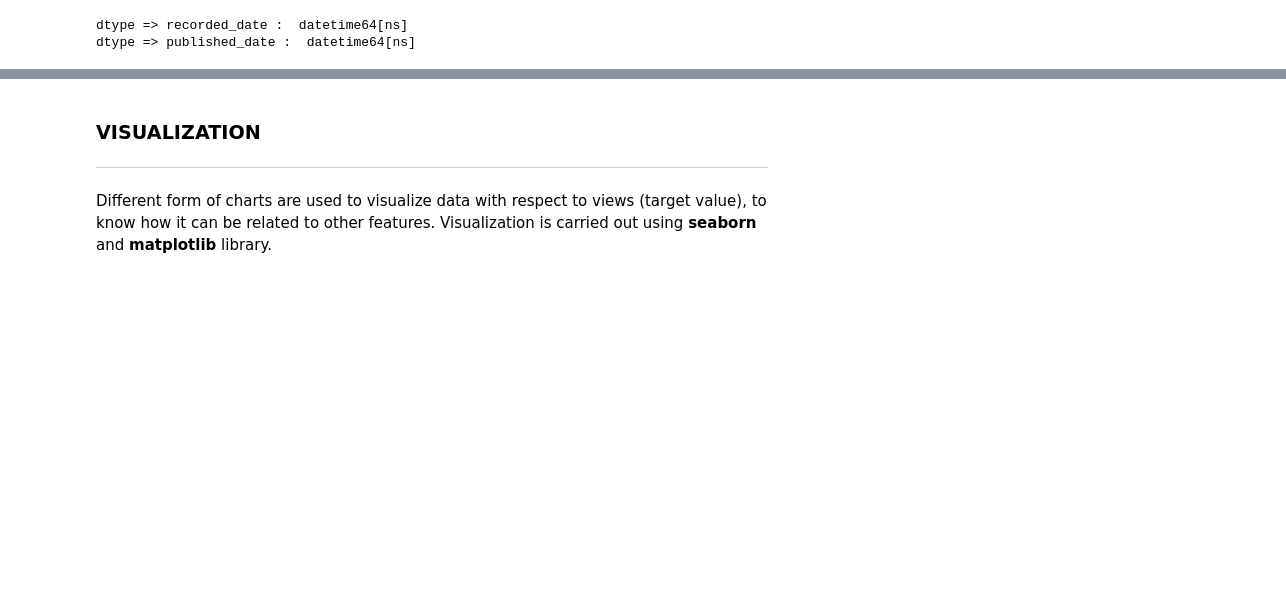
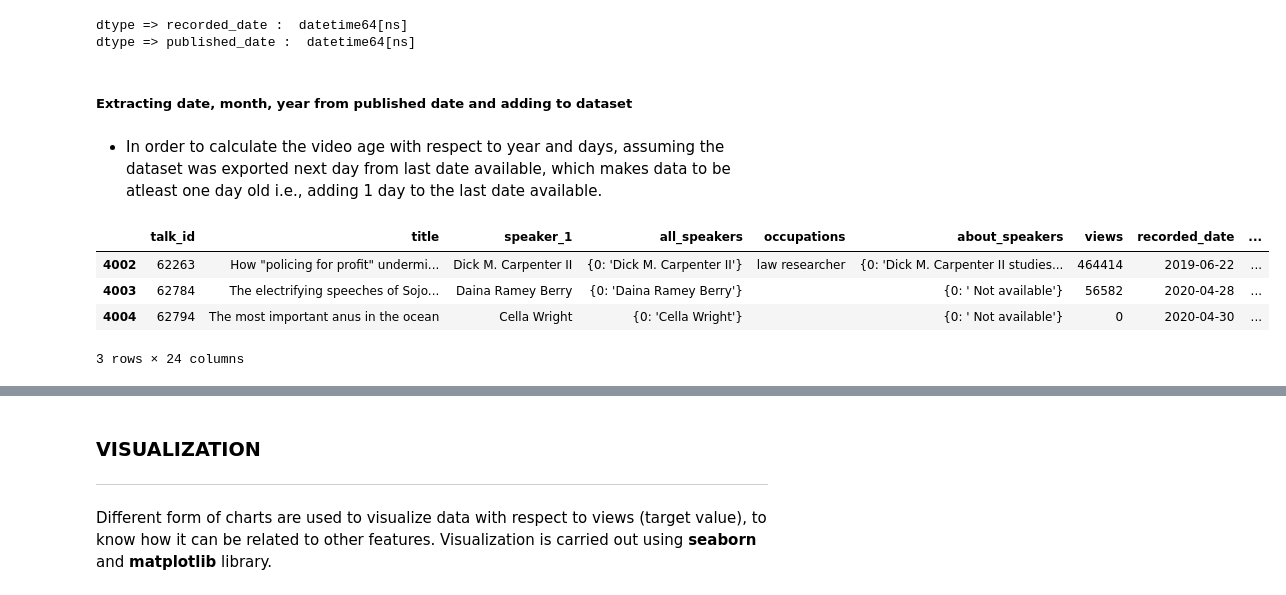
Before and after one commit to abhinav4201/Ted-talk-views-prediction, a Jupyter notebook: TED_TALKS_Views_Prediction_Capstone_Project.ipynb, the cells around one changed output, grey strips where cells are left out. Saved outputs shown, nothing was run; the diff lists cells and outputs as text; code cells hidden in the pictures; blank space fills up the shorter version.

```diff
--- a/TED_TALKS_Views_Prediction_Capstone_Project.ipynb
+++ b/TED_TALKS_Views_Prediction_Capstone_Project.ipynb
@@ -26,12 +26,12 @@ The main goal is to create a **prediction model** using <u><b> Supervised Regres
 
 All required libraries are imported at once in order to have smooth workflow. These libraries have used in data manipulation, plotting graphs, modelling etc.
 # %%
-# Here data visualization libraries(matplotlib and seaborn) are imported.
+# Here data visualization libraries(matplotlib,seaborn and plotly) are imported.
 import matplotlib.pyplot as plt
 %matplotlib inline
 import seaborn as sns
+import plotly.express as px
 sns.set_style("ticks")
-#sns.set_context("poster");
 sns.set_context("poster");
 
 # Importing numpy, pandas and tensorflow
@@ -46,6 +46,7 @@ import ast
 
 # Datetime library for manipulating Date columns.
 from datetime import datetime
+from datetime import timedelta
 import calendar
 
 # from sci-kit library scaling, transforming and labeling functions are brought
@@ -89,7 +90,7 @@ from IPython.display import display
 
 # The following lines adjust the granularity of reporting.
 pd.options.display.max_rows = 50
-pd.options.display.float_format = "{:.2f}".format
+pd.options.display.float_format = "{:.3f}".format
 
 # Importing warnings library. The warnings module handles warnings in Python.
 import warnings
@@ -333,10 +332,39 @@ dtype: int64
 **Changing Date data type**
 # %%
 #changing date data type since it has object dtype
-df['recorded_date'] = pd.to_datetime(df['recorded_date'], format = '%Y-%m-%d')
-df['published_date'] = pd.to_datetime(df['published_date'], format = '%Y-%m-%d')
-print(f'dtype => recorded_date : ', df['recorded_date'].dtype)
-print(f'dtype => published_date : ', df['published_date'].dtype)
+dataset['recorded_date'] = pd.to_datetime(dataset['recorded_date'], format = '%Y-%m-%d')
+dataset['published_date'] = pd.to_datetime(dataset['published_date'], format = '%Y-%m-%d')
+print(f'dtype => recorded_date : ', dataset['recorded_date'].dtype)
+print(f'dtype => published_date : ', dataset['published_date'].dtype)
 # %% [output]
 dtype => recorded_date :  datetime64[ns]
 dtype => published_date :  datetime64[ns]
+# %% [markdown]
+##### Extracting date, month, year from published date and adding to dataset
+# %% [markdown]
+* In order to calculate the video age with respect to year and days, assuming the dataset was exported next day from last date available, which makes data to be atleast one day old i.e., adding 1 day to the last date available.
+# %%
+# extracting date, month, year from published date and adding to dataset
+
+#Extracting month from publish_date column
+dataset['published_month'] = pd.DatetimeIndex(dataset['published_date']).month
+dataset['published_month'] = dataset['published_month'].apply(lambda x:
+                                                    calendar.month_abbr[x])
+
+#Extracting day from publish_date column
+dataset['published_day'] = pd.DatetimeIndex(dataset['published_date']).day
+
+#Extracting year from publish_date column
+dataset['published_year'] = pd.DatetimeIndex(dataset['published_date']).year
+
+#calculating video age with respect to year and day by adding one day to last data value
+dataset['video_age_day'] = dataset['published_date'].max() + timedelta(days=1)-(
+                                   pd.DatetimeIndex(dataset['published_date']))
+dataset['video_age_year']= dataset['video_age_day'].apply(lambda x : x.days)/365
+dataset.tail(3)
+# %% [output]
+|  | talk_id | title | speaker_1 | all_speakers | occupations | about_speakers | views | recorded_date | ... |
+| 4002 | 62263 | How "policing for profit" undermi... | Dick M. Carpenter II | {0: 'Dick M. Carpenter II'} | law researcher | {0: 'Dick M. Carpenter II studies... | 464414 | 2019-06-22 | ... |
+| 4003 | 62784 | The electrifying speeches of Sojo... | Daina Ramey Berry | {0: 'Daina Ramey Berry'} |  | {0: ' Not available'} | 56582 | 2020-04-28 | ... |
+| 4004 | 62794 | The most important anus in the ocean | Cella Wright | {0: 'Cella Wright'} |  | {0: ' Not available'} | 0 | 2020-04-30 | ... |
+3 rows × 24 columns
```
Also changed, not shown: parts of 23 cells of this notebook.
